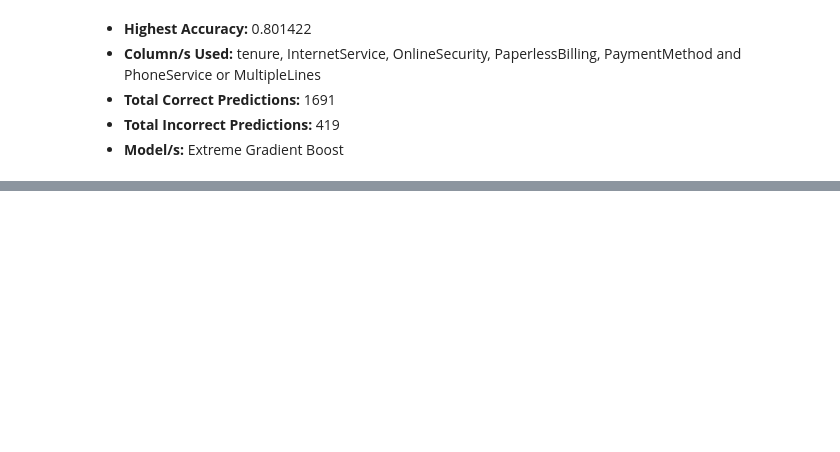
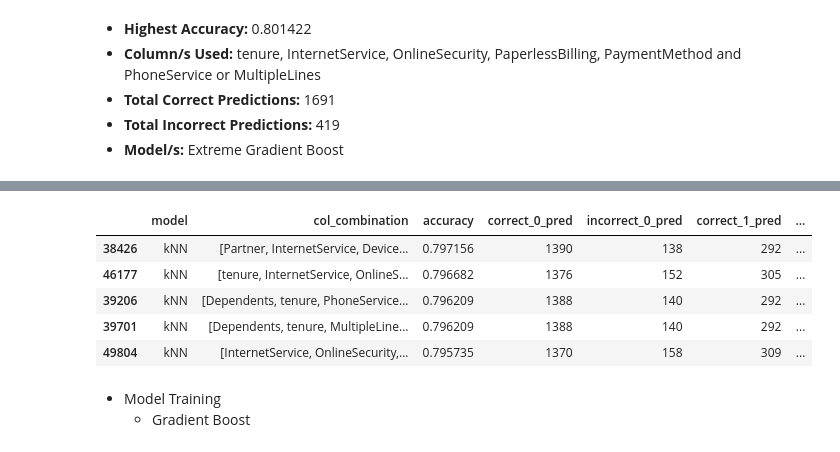
Before and after one commit to HarshTanwar001/Churn-Analysis, a Jupyter notebook: Churn_Analysis.ipynb, the cells around one changed output, grey strips where cells are left out. Saved outputs shown, nothing was run; the diff lists cells and outputs as text; code cells hidden in the pictures; blank space fills up the shorter version.

```diff
--- a/Churn_Analysis.ipynb
+++ b/Churn_Analysis.ipynb
@@ -1641,0 +1685,12 @@ data_6_comb.sort_values(by='accuracy', ascending=False).head()
+# %%
+data_7_comb.sort_values(by='accuracy', ascending=False).head()
+# %% [output]
+|  | model | col_combination | accuracy | correct_0_pred | incorrect_0_pred | correct_1_pred | ... |
+| 38426 | kNN | [Partner, InternetService, Device... | 0.797156 | 1390 | 138 | 292 | ... |
+| 46177 | kNN | [tenure, InternetService, OnlineS... | 0.796682 | 1376 | 152 | 305 | ... |
+| 39206 | kNN | [Dependents, tenure, PhoneService... | 0.796209 | 1388 | 140 | 292 | ... |
+| 39701 | kNN | [Dependents, tenure, MultipleLine... | 0.796209 | 1388 | 140 | 292 | ... |
+| 49804 | kNN | [InternetService, OnlineSecurity,... | 0.795735 | 1370 | 158 | 309 | ... |
+# %% [markdown]
+- Model Training
+    - Gradient Boost
```
Also changed, not shown: parts of 15 cells of this notebook.
